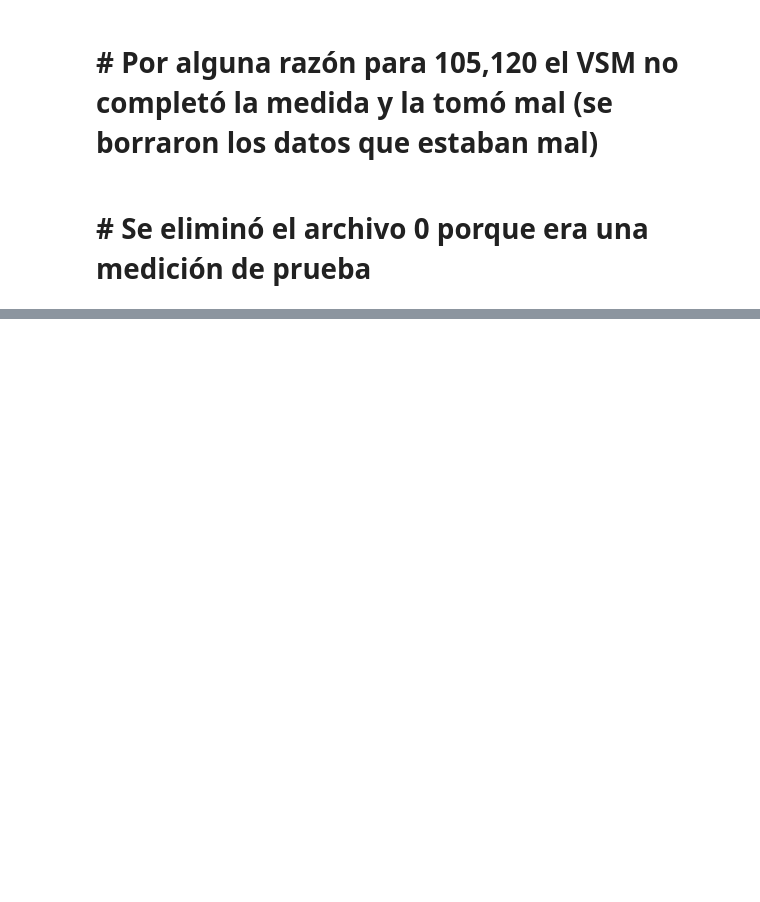
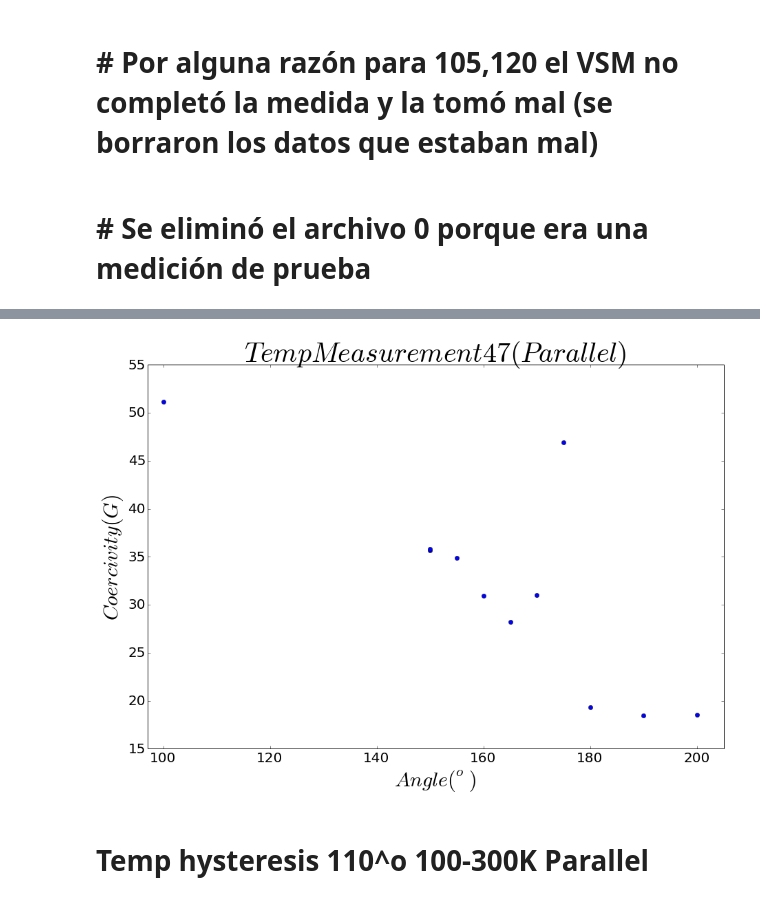
Before and after one commit to jdprada1760/Advanced_Lab_Project, a Jupyter notebook: Coercivity.ipynb, the cells around one changed output, grey strips where cells are left out. Saved outputs shown, nothing was run; the diff lists cells and outputs as text; code cells hidden in the pictures; blank space fills up the shorter version.

```diff
--- a/Coercivity.ipynb
+++ b/Coercivity.ipynb
@@ -219,0 +193,27 @@ fig.savefig("SecondMeasurement")
+# %%
+# Loads dir filenames list
+dirn = "./Data/Parallel_VarTemp_100_300/47/"
+dirl = os.listdir(dirn)
+#print dirl
+#print dirl
+# Obtains angles from filenames
+angles = np.array([float(a.split("K#")[0].split("47-")[1])  for a in dirl ])
+# Array of coercivities
+coercvty = np.array([coercivity(fille,False) for fille in dirl])
+# %%
+#os.listdir("./Data/Parallel_VarTemp_100_300/47")
+#print coercvty
+fig = plt.figure(figsize = (15,10))
+ax = fig.add_subplot(111)
+ax.plot(angles,coercvty, 'o')
+ax.set_ylabel(r"$Coercivity(G)$",fontsize = 30)
+ax.set_xlabel(r"$Angle(^o)$",fontsize = 30)
+ax.tick_params(axis='x', labelsize=20)
+ax.tick_params(axis='y', labelsize=20)
+ax.set_xlim(97,205)
+ax.set_title(r"$Temp Measurement 47 (Parallel)$",fontsize = 40)
+fig.savefig("Temp Measuer 47 Parallel")
+# %% [output]
+[figure, added]
+# %% [markdown]
+# Temp hysteresis 110^o 100-300K Parallel
```
Also changed, not shown: parts of 13 cells of this notebook.
